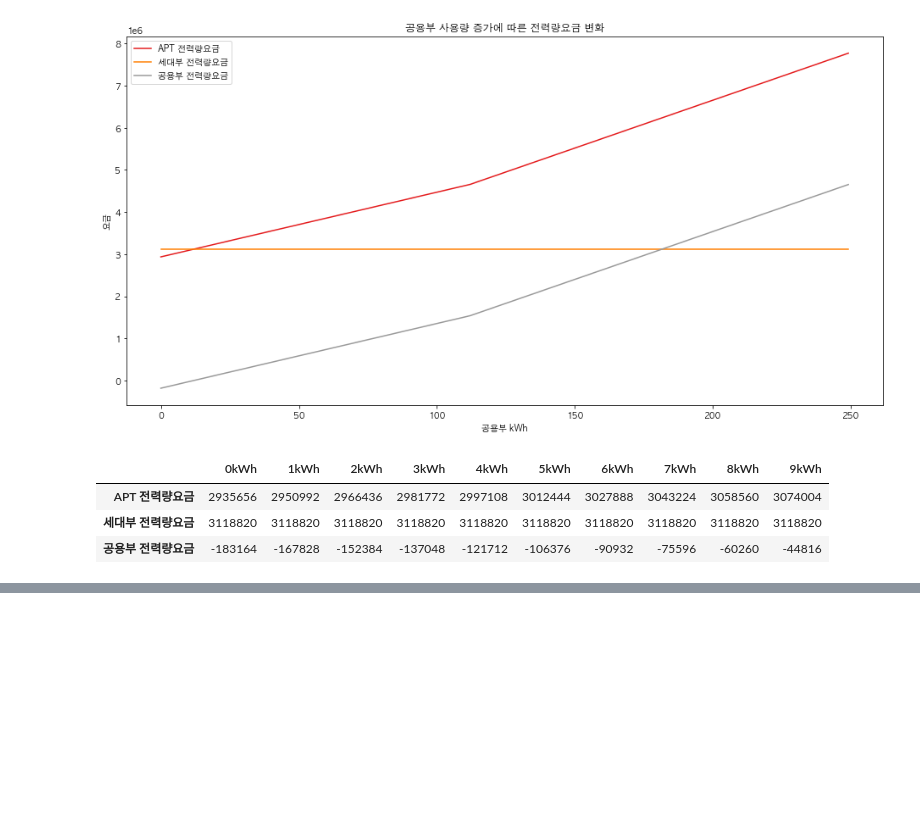
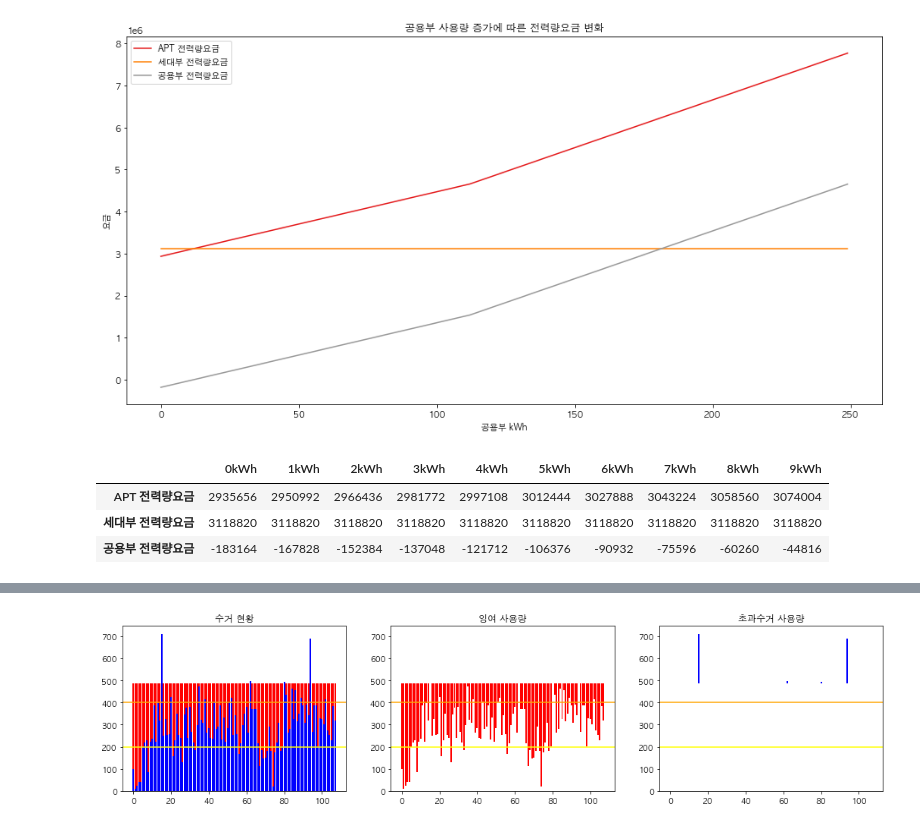
Before and after one commit to formegusto/what-is-public-fee, a Jupyter notebook: pt1.공용부의 전기요금 구성요소 Modularization.ipynb, the cells around one changed output, grey strips where cells are left out. Drawn from its saved outputs; the diff is of its cells as text; code cells hidden in the pictures; blank space fills up the shorter version.

```diff
--- a/pt1.공용부의 전기요금 구성요소 Modularization.ipynb
+++ b/pt1.공용부의 전기요금 구성요소 Modularization.ipynb
@@ -98,0 +111,4 @@ anal.elec_rate.get_kwh().iloc[:, :10]
+# %%
+anal.elec_rate.col_monitor(public_mean_kwh=200)
+# %% [output]
+[figure, added]
```
Also changed, not shown: parts of 7 cells of this notebook, 8 other files.
